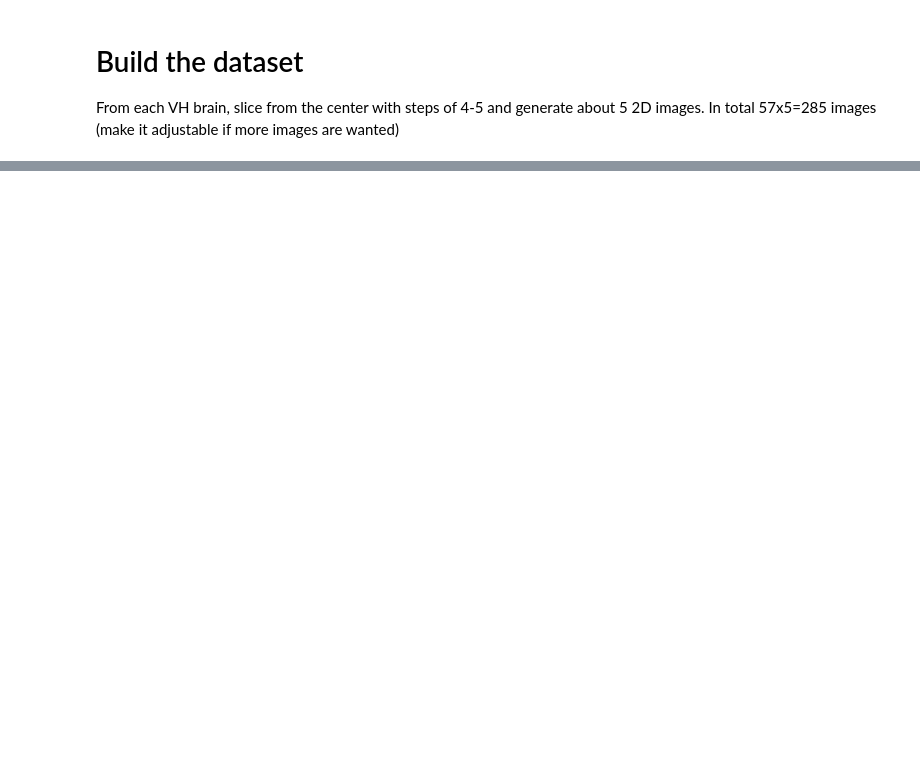
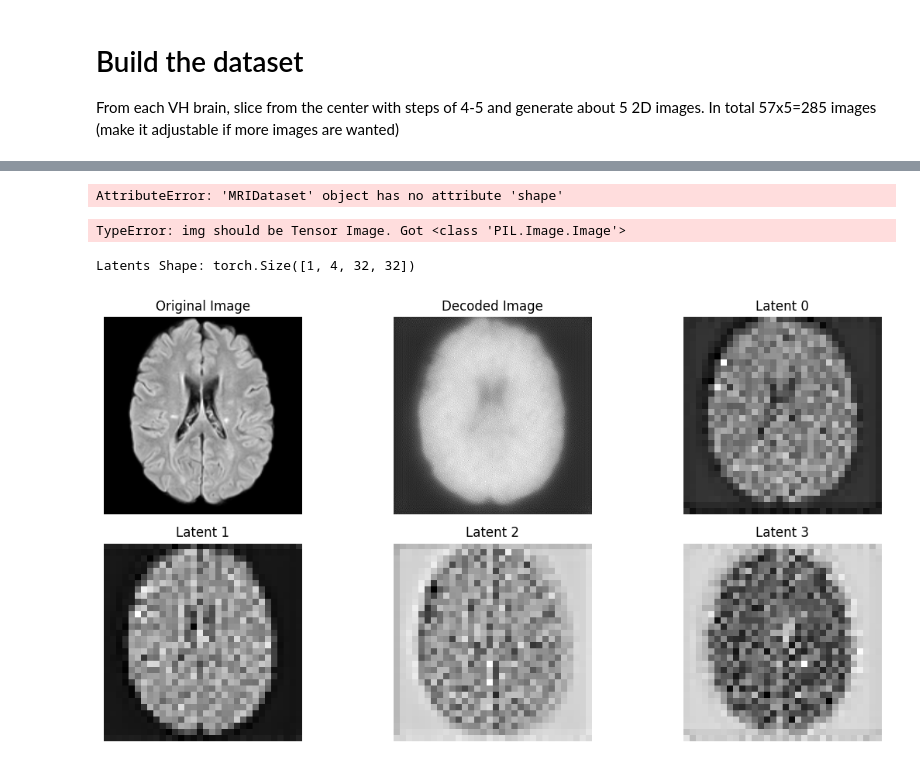
Before and after one commit to benetraco/tfg, a Jupyter notebook: dataset/build_dataset.ipynb, the cells around one changed output, grey strips where cells are left out. Drawn from its saved outputs; the diff is of its cells as text; code cells hidden in the pictures; blank space fills up the shorter version.

Commit message:
small modifications ddpm, build dataset and latent

```diff
--- a/dataset/build_dataset.ipynb
+++ b/dataset/build_dataset.ipynb
@@ -29,0 +39,67 @@ dataset_builder.show_sample(image_name="739")
+# %%
+# select a sample
+dataset.shape
+# %% [output]
+AttributeError: 'MRIDataset' object has no attribute 'shape'
+# %%
+# show one image
+import matplotlib.pyplot as plt
+import numpy as np
+image = dataset[0]
+image = image.permute(1, 2, 0)
+image = image.numpy()
+plt.imshow(image, cmap='gray')
+plt.show()
+# %% [output]
+TypeError: img should be Tensor Image. Got <class 'PIL.Image.Image'>
+# %%
+from diffusers import AutoencoderKL
+import torch
+
+# Load VAE (You can try both models)
+vae = AutoencoderKL.from_pretrained("CompVis/stable-diffusion-v1-4", subfolder="vae")
+vae.eval()
+
+
+# Get Image
+image = dataset[0]  # Single image (1, 256, 256)
+image = image.unsqueeze(0)  # Add batch dimension
+
+# Encode into latents
+with torch.no_grad():
+    latents = vae.encode(image).latent_dist.sample()
+    latents = latents * 0.18215  # Scaling used in Stable Diffusion
+
+print("Latents Shape:", latents.shape)  # Expected: (1, 4, 32, 32)
+# %% [output]
+Latents Shape: torch.Size([1, 4, 32, 32])
+# %%
+import matplotlib.pyplot as plt
+import numpy as np
+
+# Decode latents
+with torch.no_grad():
+    decoded = vae.decode(latents, return_dict=False)[0]
+
+# Plot
+plt.figure(figsize=(12, 6))
+plt.subplot(2, 3, 1)
+plt.imshow(image.squeeze(0).cpu().numpy()[0], cmap="gray")  # Original image
+plt.title("Original Image")
+plt.axis("off")
+
+plt.subplot(2, 3, 2)
+plt.imshow(decoded.squeeze(0).cpu().numpy()[0], cmap="gray")  # Decoded image
+plt.title("Decoded Image")
+plt.axis("off")
+
+for i in range(4):
+    plt.subplot(2, 3, i + 3)
+    plt.imshow(latents.squeeze(0)[i].cpu().numpy(), cmap="gray")  # Latents
+    plt.title(f"Latent {i}")
+    plt.axis("off")
+
+plt.tight_layout()
+plt.show()
+# %% [output]
+[figure, added]
```
Also changed, not shown: parts of 5 cells of this notebook, 6 other files.
